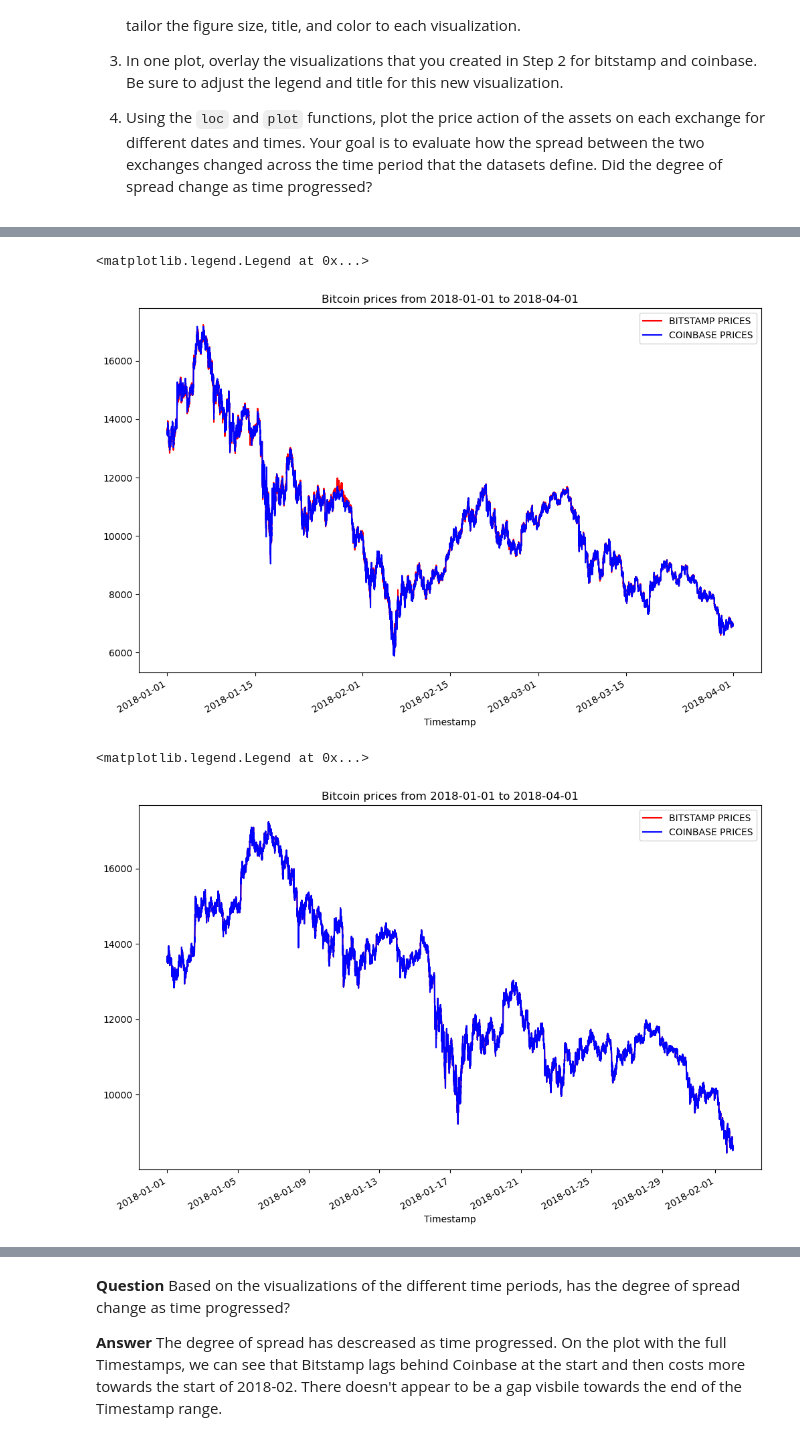
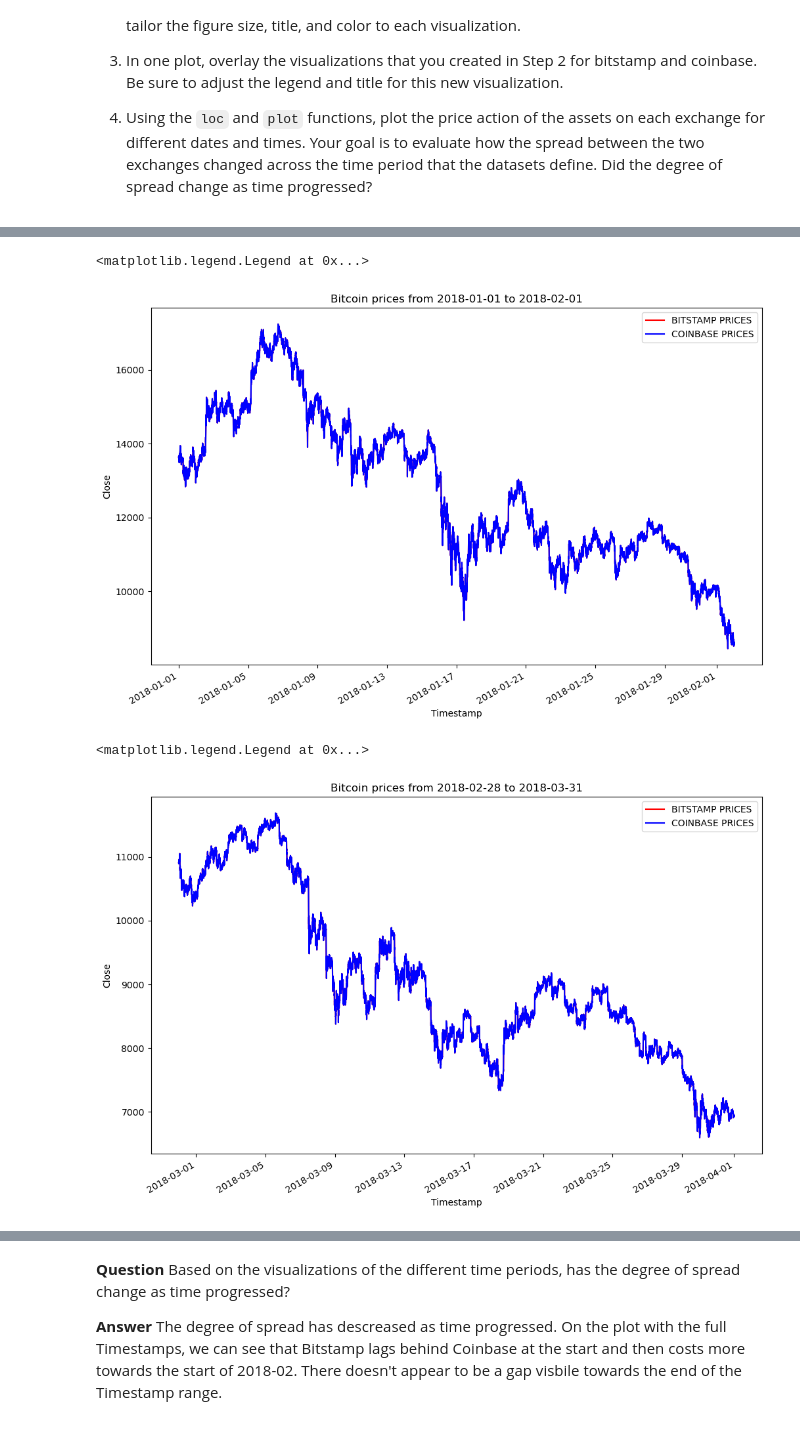
Before and after one commit to greg-krulin/Challenge3, a Jupyter notebook: crypto_arbitrage.ipynb, the cells around one changed output, grey strips where cells are left out. Saved outputs shown, nothing was run; the diff lists cells and outputs as text; code cells hidden in the pictures.

```diff
--- a/crypto_arbitrage.ipynb
+++ b/crypto_arbitrage.ipynb
@@ -250,22 +263,22 @@ coinbase['Close'].plot(figsize = (10,8), title ="Coinbase Bitcoin prices from 20
 # %%
-# Overlay the visualizations for the bitstamp and coinbase DataFrames in one plot
-# The plot should visualize the prices over the full lenth of the dataset
+# Using the loc and plot functions, create an overlay plot that visualizes
+# the price action of both DataFrames for a one month period early in the dataset
 # Be sure to include the parameters: legend, figure size, title, and color and label
 # YOUR CODE HERE
-ax =bitstamp['Close'].plot(figsize = (12,8), color ='Red', title ="Bitcoin prices from 2018-01-01 to 2018-04-01")
-coinbase['Close'].plot( color = 'Blue')
+ax = bitstamp.loc['2018-01-01':'2018-02-01','Close'].plot(figsize = (12,8), color = 'Red', title ="Bitcoin prices from 2018-01-01 to 2018-02-01", ylabel = "Close")
+bitstamp.loc['2018-01-01':'2018-02-01','Close'].plot(ax=ax, color = 'Blue')
 ax.legend(['BITSTAMP PRICES', 'COINBASE PRICES'])
 # %% [output]
 <matplotlib.legend.Legend at 0x...>
-[figure, old version]
+[figure, new version]
 # %%
 # Using the loc and plot functions, create an overlay plot that visualizes
-# the price action of both DataFrames for a one month period early in the dataset
+# the price action of both DataFrames for a one month period later in the dataset
 # Be sure to include the parameters: legend, figure size, title, and color and label
 # YOUR CODE HERE
-ax = bitstamp.loc['2018-01-01':'2018-02-01','Close'].plot(figsize = (12,8), color = 'Red', title ="Bitcoin prices from 2018-01-01 to 2018-04-01")
-bitstamp.loc['2018-01-01':'2018-02-01','Close'].plot(ax=ax, color = 'Blue')
+ax = bitstamp.loc['2018-02-28':'2018-03-31','Close'].plot(figsize = (12,8), color = 'Red', title ="Bitcoin prices from 2018-02-28 to 2018-03-31", ylabel = "Close")
+bitstamp.loc['2018-02-28':'2018-03-31','Close'].plot(ax=ax, color = 'Blue')
 ax.legend(['BITSTAMP PRICES', 'COINBASE PRICES'])
 # %% [output]
 <matplotlib.legend.Legend at 0x...>
-[figure, old version]
+[figure, new version]
```
Also changed, not shown: parts of 12 cells of this notebook.
